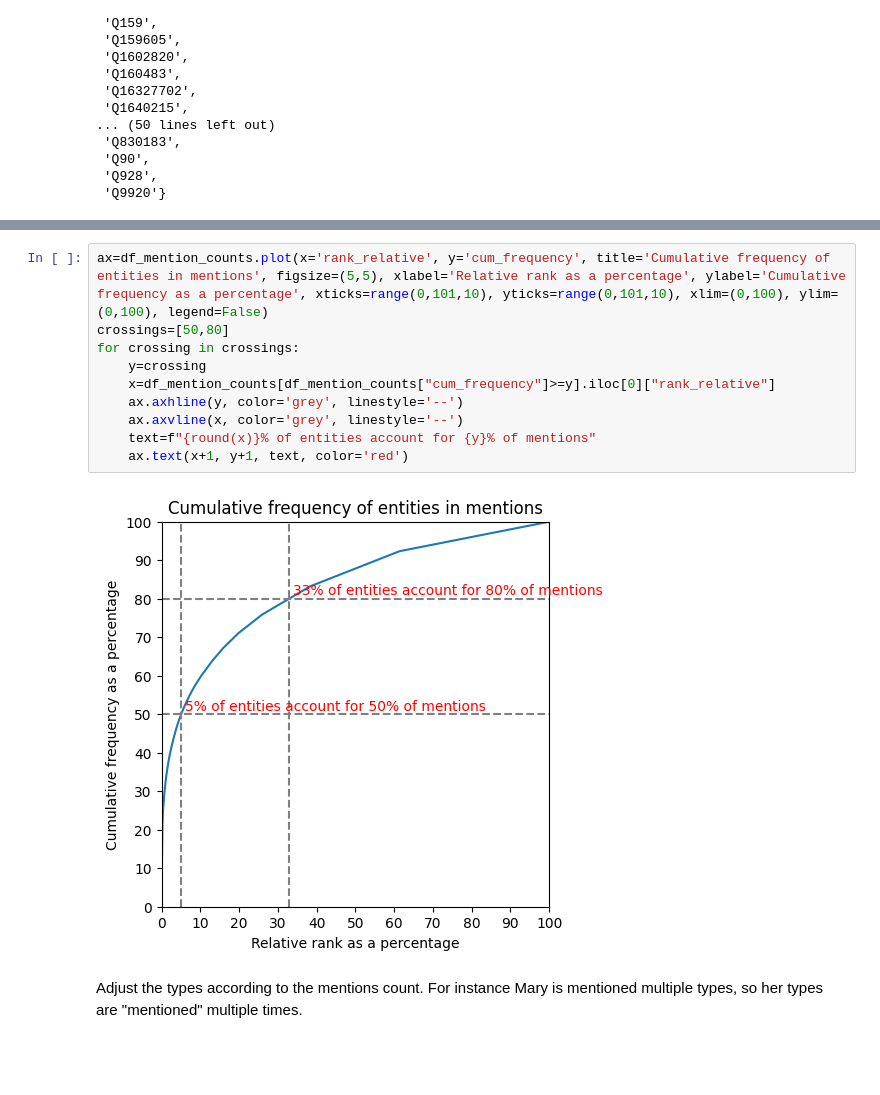
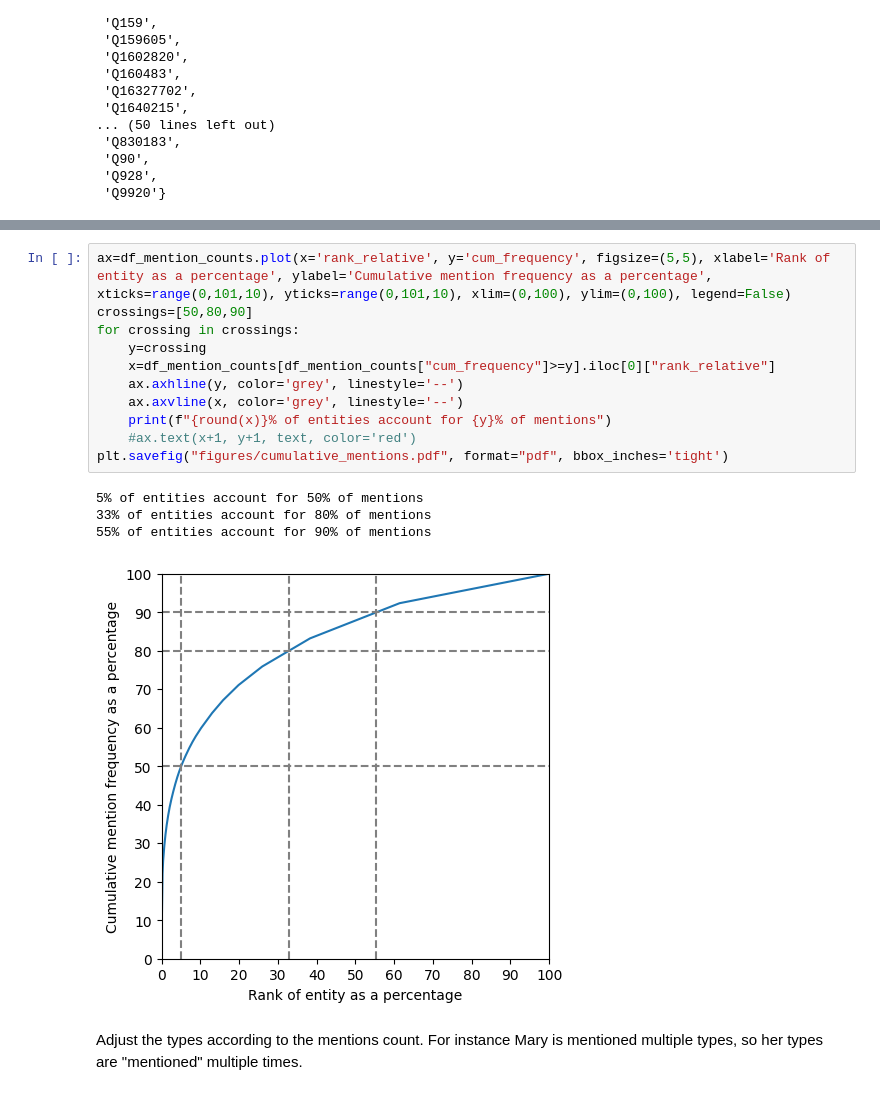
Before and after one commit to HPI-Information-Systems/MELArt, a Jupyter notebook: statistics_subjects.ipynb, the cells around one changed output, grey strips where cells are left out. Drawn from its saved outputs; the diff is of its cells as text; blank space fills up the shorter version.

```diff
--- a/statistics_subjects.ipynb
+++ b/statistics_subjects.ipynb
@@ -262,15 +314,19 @@ df_mention_counts.head(10)
 # %%
-ax=df_mention_counts.plot(x='rank_relative', y='cum_frequency', title='Cumulative frequency of entities in mentions', figsize=(5,5), xlabel='Relative rank as a percentage', ylabel='Cumulative frequency as a percentage', xticks=range(0,101,10), yticks=range(0,101,10), xlim=(0,100), ylim=(0,100), legend=False)
-crossings=[50,80]
+ax=df_mention_counts.plot(x='rank_relative', y='cum_frequency', figsize=(5,5), xlabel='Rank of entity as a percentage', ylabel='Cumulative mention frequency as a percentage', xticks=range(0,101,10), yticks=range(0,101,10), xlim=(0,100), ylim=(0,100), legend=False)
+crossings=[50,80,90]
 for crossing in crossings:
     y=crossing
     x=df_mention_counts[df_mention_counts["cum_frequency"]>=y].iloc[0]["rank_relative"]
     ax.axhline(y, color='grey', linestyle='--')
     ax.axvline(x, color='grey', linestyle='--')
-    text=f"{round(x)}% of entities account for {y}% of mentions"
-    ax.text(x+1, y+1, text, color='red')
+    print(f"{round(x)}% of entities account for {y}% of mentions")
+    #ax.text(x+1, y+1, text, color='red')
+plt.savefig("figures/cumulative_mentions.pdf", format="pdf", bbox_inches='tight')
 # %% [output]
+5% of entities account for 50% of mentions
+33% of entities account for 80% of mentions
+55% of entities account for 90% of mentions
-[figure, old version]
+[figure, new version]
 # %% [markdown]
 Adjust the types according to the mentions count. For instance Mary is mentioned multiple types, so her types are "mentioned" multiple times.
 # %%
```
Also changed, not shown: parts of 11 cells of this notebook.
